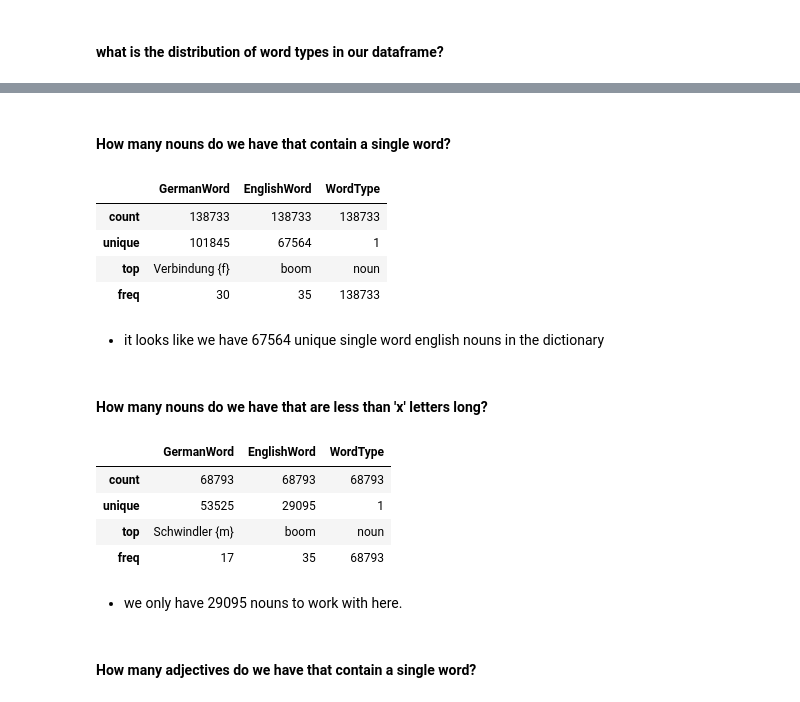
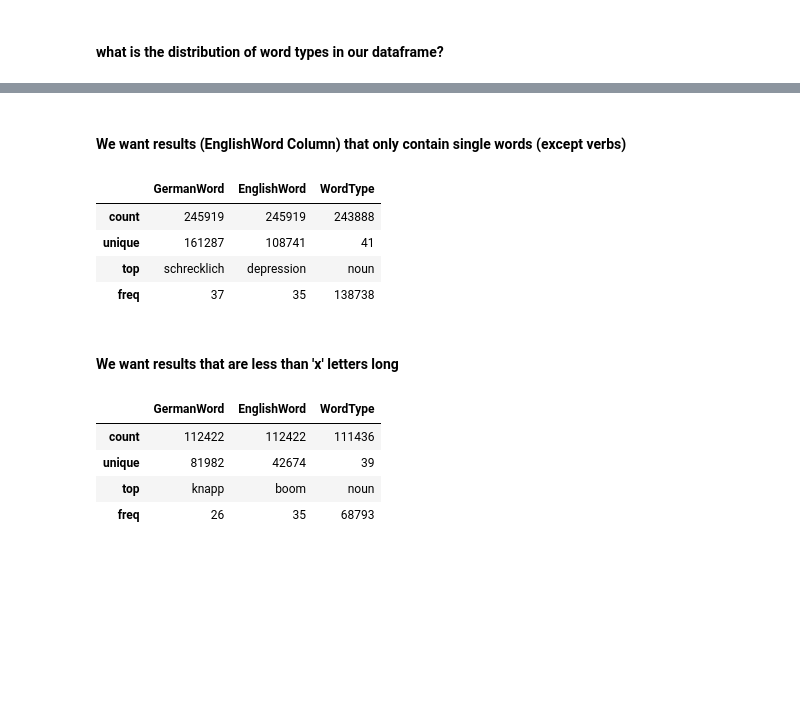
Before and after one commit to sdaros/placeword, a Jupyter notebook: dictcc_dictionary.ipynb, the cells around one changed output, grey strips where cells are left out. Saved outputs shown, nothing was run; the diff lists cells and outputs as text; code cells hidden in the pictures; blank space fills up the shorter version.

Commit message:
Filter out the results that we want

```diff
--- a/dictcc_dictionary.ipynb
+++ b/dictcc_dictionary.ipynb
@@ -97,39 +97,31 @@ pres-p archaic:adj         1
 adjadj                     1
 pres-p rare:adj            1
 Name: WordType, dtype: int64
-# %% [markdown]
-#### How many nouns do we have that contain a single word?
+# %% [markdown]
+#### We want results (EnglishWord Column) that only contain single words (except verbs)
 # %%
-# extract all nouns
-is_noun = dictcc_df['WordType'] == "noun"
-nouns = dictcc_df[is_noun]
-# match only single word nouns
-single_word_pattern = r'^\w+$' # regex
-is_single_word = nouns["EnglishWord"].str.contains(single_word_pattern, na=False)
-# print nouns that are single words
-single_word_nouns = nouns[is_single_word]
+# match only single word results
+single_word_pattern = r'^\w+$|^to\s\w+$' # regex
+is_single_word = dictcc_df["EnglishWord"].str.contains(single_word_pattern, na=False)
+dictcc_df_single_word = dictcc_df[is_single_word]
 # %%
-single_word_nouns.describe()
+dictcc_df_single_word.describe()
 # %% [output]
 |  | GermanWord | EnglishWord | WordType |
-| count | 138733 | 138733 | 138733 |
-| unique | 101845 | 67564 | 1 |
-| top | Verbindung {f} | boom | noun |
-| freq | 30 | 35 | 138733 |
+| count | 245919 | 245919 | 243888 |
+| unique | 161287 | 108741 | 41 |
+| top | schrecklich | depression | noun |
+| freq | 37 | 35 | 138738 |
-# %% [markdown]
-- it looks like we have 67564 unique single word english nouns in the dictionary
 # %% [markdown]
-#### How many nouns do we have that are less than 'x' letters long?
+#### We want results that are less than 'x' letters long
 # %%
-lt_x_letters = single_word_nouns["EnglishWord"].str.len() < 9
-single_word_nouns[lt_x_letters].describe()
+lt_x_letters = dictcc_df_single_word["EnglishWord"].str.len() < 9
+dictcc_df_single_word[lt_x_letters]
+dictcc_df_filtered = dictcc_df_single_word[lt_x_letters]
+dictcc_df_filtered.describe()
 # %% [output]
 |  | GermanWord | EnglishWord | WordType |
-| count | 68793 | 68793 | 68793 |
-| unique | 53525 | 29095 | 1 |
-| top | Schwindler {m} | boom | noun |
-| freq | 17 | 35 | 68793 |
+| count | 112422 | 112422 | 111436 |
+| unique | 81982 | 42674 | 39 |
+| top | knapp | boom | noun |
+| freq | 26 | 35 | 68793 |
-# %% [markdown]
-- we only have 29095 nouns to work with here.
-# %% [markdown]
-#### How many adjectives do we have that contain a single word?
```
Also changed, not shown: parts of 15 cells of this notebook.
